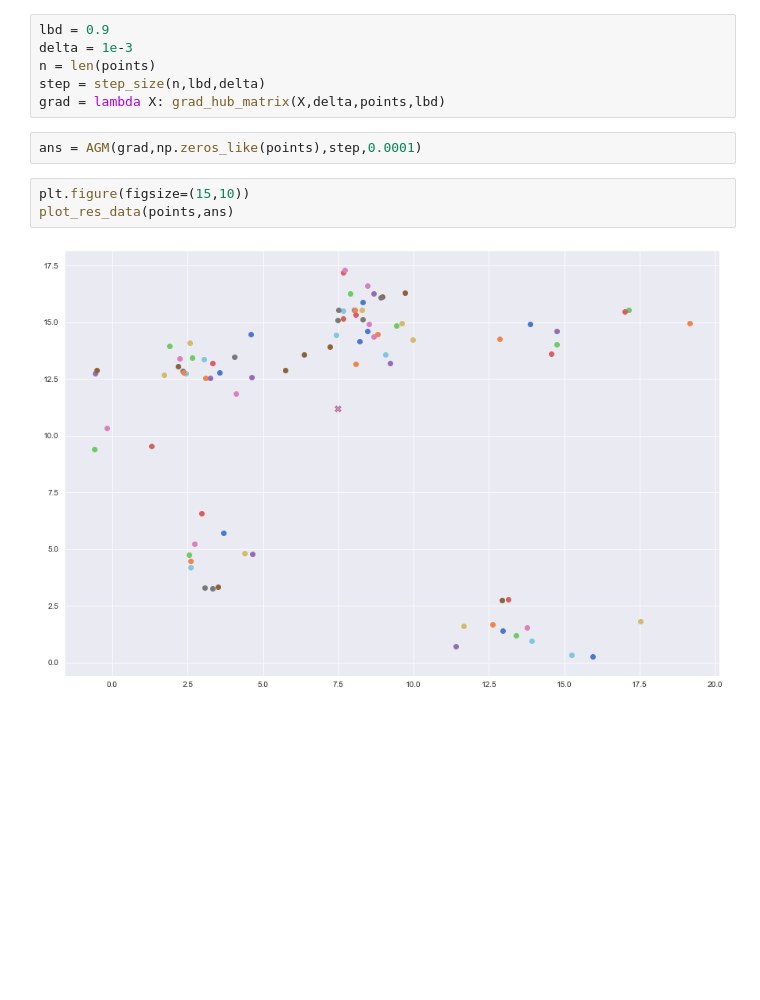
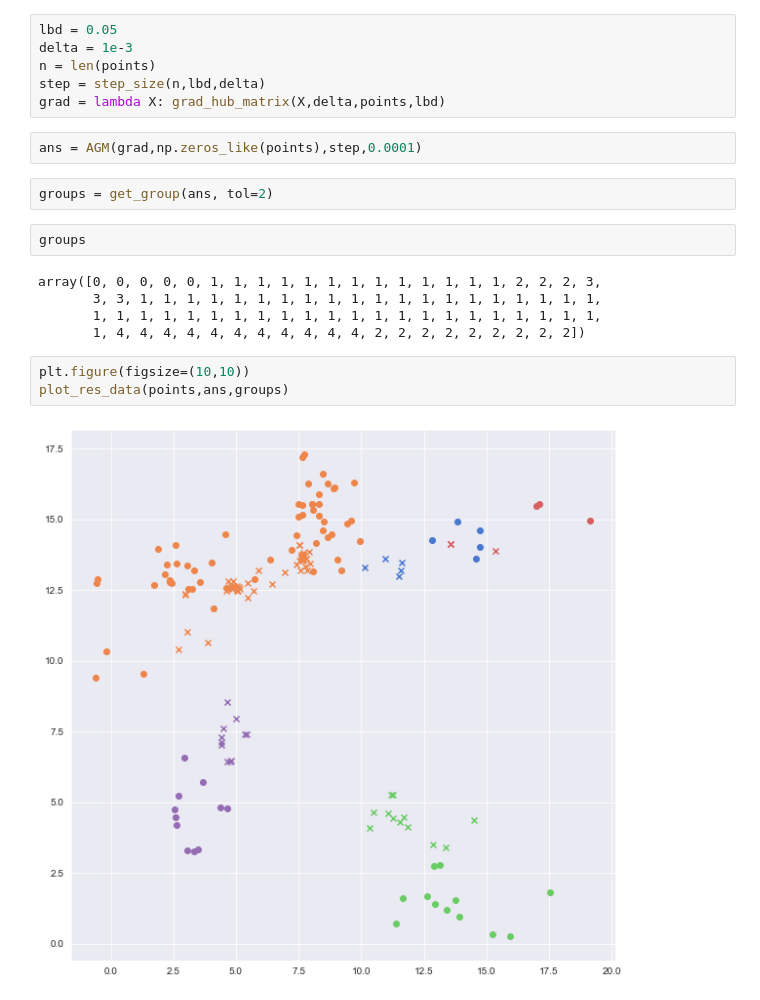
Before and after one commit to QSCTech-Sange/Optimization_Project, a Jupyter notebook: optimize.ipynb, the cells around one changed output. Cells and saved outputs as stored; diff of their text form; blank space fills up the shorter version.

```diff
--- a/optimize.ipynb
+++ b/optimize.ipynb
@@ -28,15 +28,24 @@ wine_data_dense, wine_label = load_wine_dense()
 # %% [markdown]
 ## AGM Sample
 # %%
-lbd = 0.9
+lbd = 0.05
 delta = 1e-3
 n = len(points)
 step = step_size(n,lbd,delta)
 grad = lambda X: grad_hub_matrix(X,delta,points,lbd)
 # %%
 ans = AGM(grad,np.zeros_like(points),step,0.0001)
+# %%
+groups = get_group(ans, tol=2)
+# %%
+groups
+# %% [output]
+array([0, 0, 0, 0, 0, 1, 1, 1, 1, 1, 1, 1, 1, 1, 1, 1, 1, 1, 2, 2, 2, 3,
+       3, 3, 1, 1, 1, 1, 1, 1, 1, 1, 1, 1, 1, 1, 1, 1, 1, 1, 1, 1, 1, 1,
+       1, 1, 1, 1, 1, 1, 1, 1, 1, 1, 1, 1, 1, 1, 1, 1, 1, 1, 1, 1, 1, 1,
+       1, 4, 4, 4, 4, 4, 4, 4, 4, 4, 4, 4, 2, 2, 2, 2, 2, 2, 2, 2, 2])
 # %%
-plt.figure(figsize=(15,10))
-plot_res_data(points,ans)
+plt.figure(figsize=(10,10))
+plot_res_data(points,ans,groups)
 # %% [output]
-[figure, old version]
+[figure, new version]
```
Also changed, not shown: parts of 3 cells of this notebook, 3 other files.
